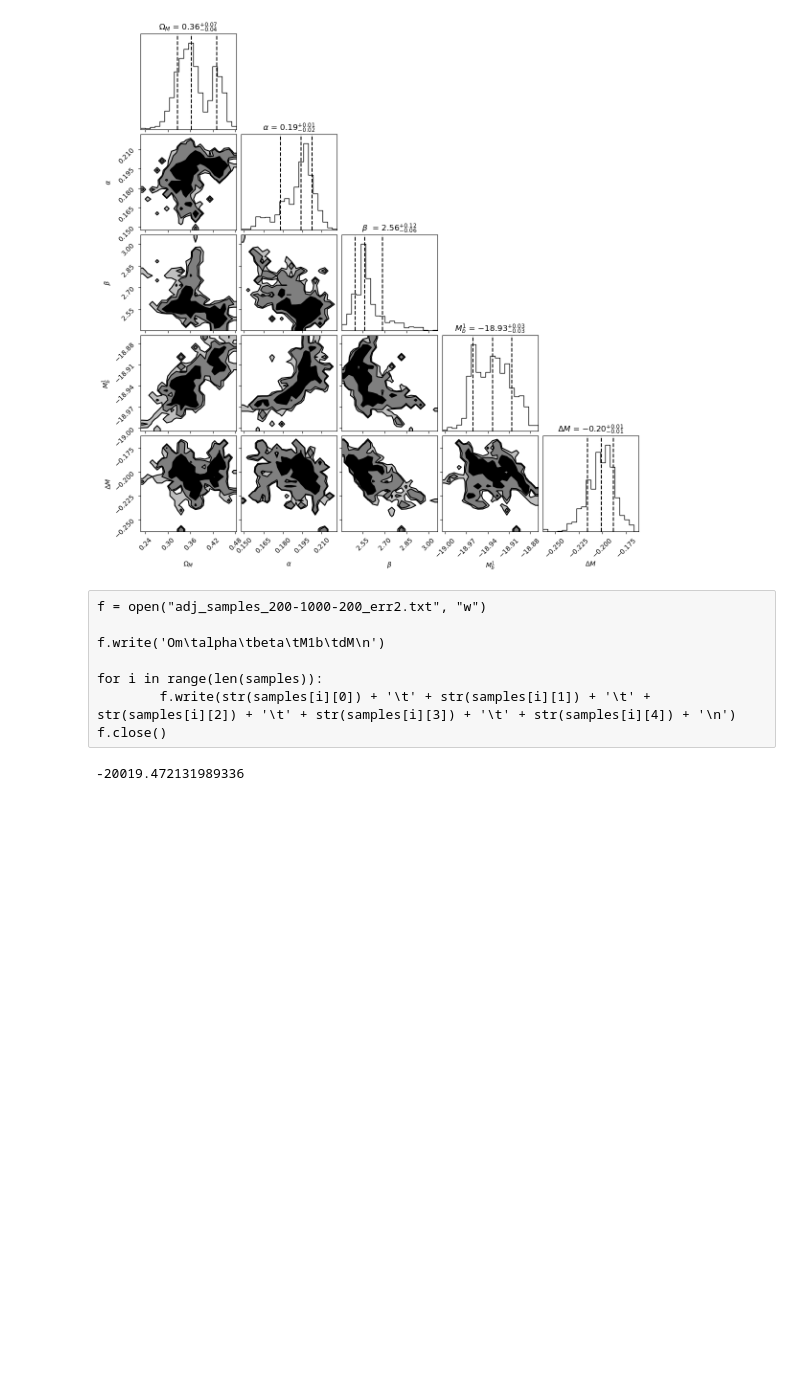
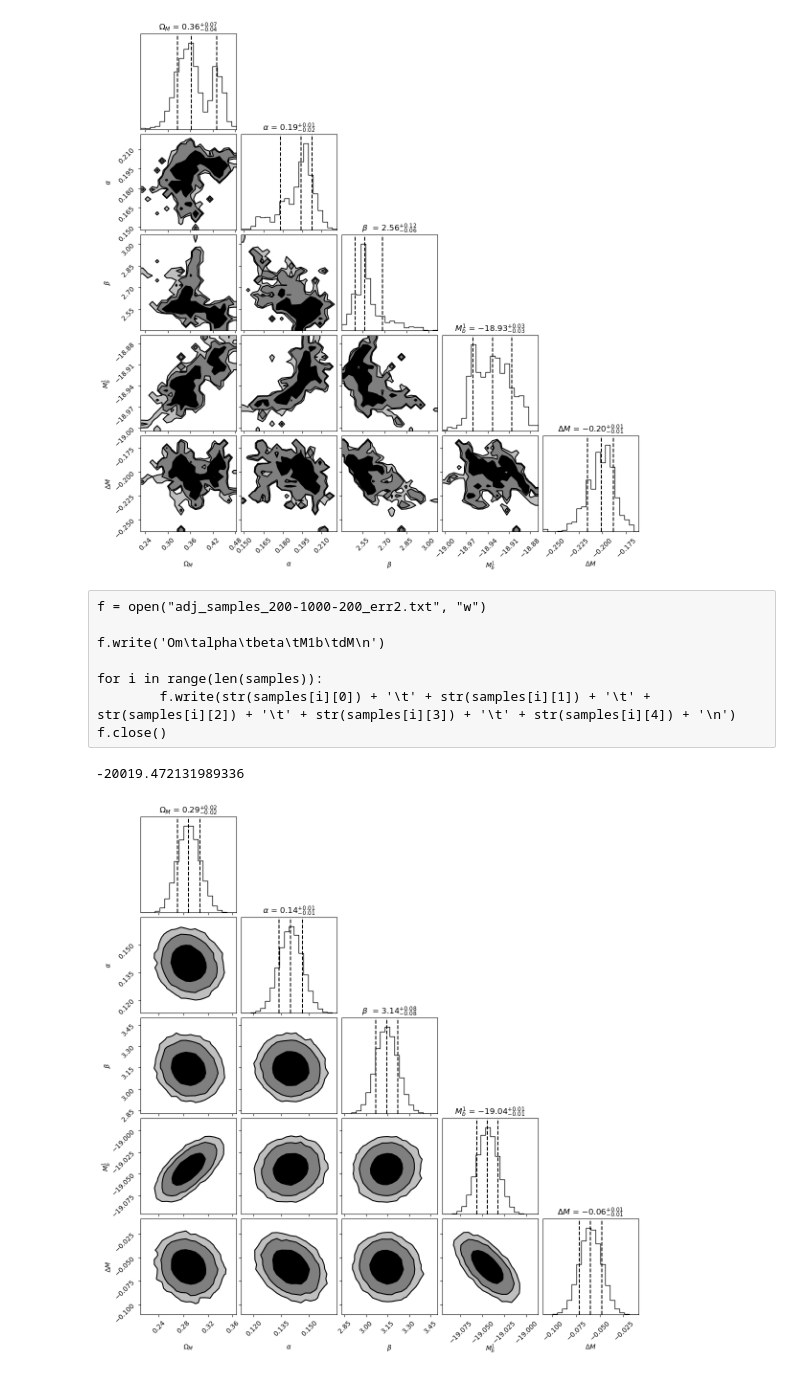
Before and after one commit to emdajhuda/Lab_ava2025, a Jupyter notebook: supanova.ipynb, the cells around one changed output. Saved outputs shown, nothing was run; the diff lists cells and outputs as text; code cells hidden in the pictures; blank space fills up the shorter version.

```diff
--- a/supanova.ipynb
+++ b/supanova.ipynb
@@ -177,3 +177,10 @@ xisq = np.matmul(res.transpose(), np.matmul(incov, res))
 -0.5 * xisq
 # %% [output]
 -20019.472131989336
+# %%
+samplespru = np.genfromtxt("adj_samples_1000-800-200_err1.txt")
+# %%
+labels = ['$\\Omega_M$', '$\\alpha$', '$\\beta$ ', '$M^1_b$', '$\\Delta M$']
+fig = corner.corner(samplespru[1:],show_titles=True,labels=labels,plot_datapoints=False,levels=(0.68,0.95,0.99),fill_contours=True,plot_density=False,quantiles=[0.16, 0.5, 0.84])
+# %% [output]
+[figure, added]
```
